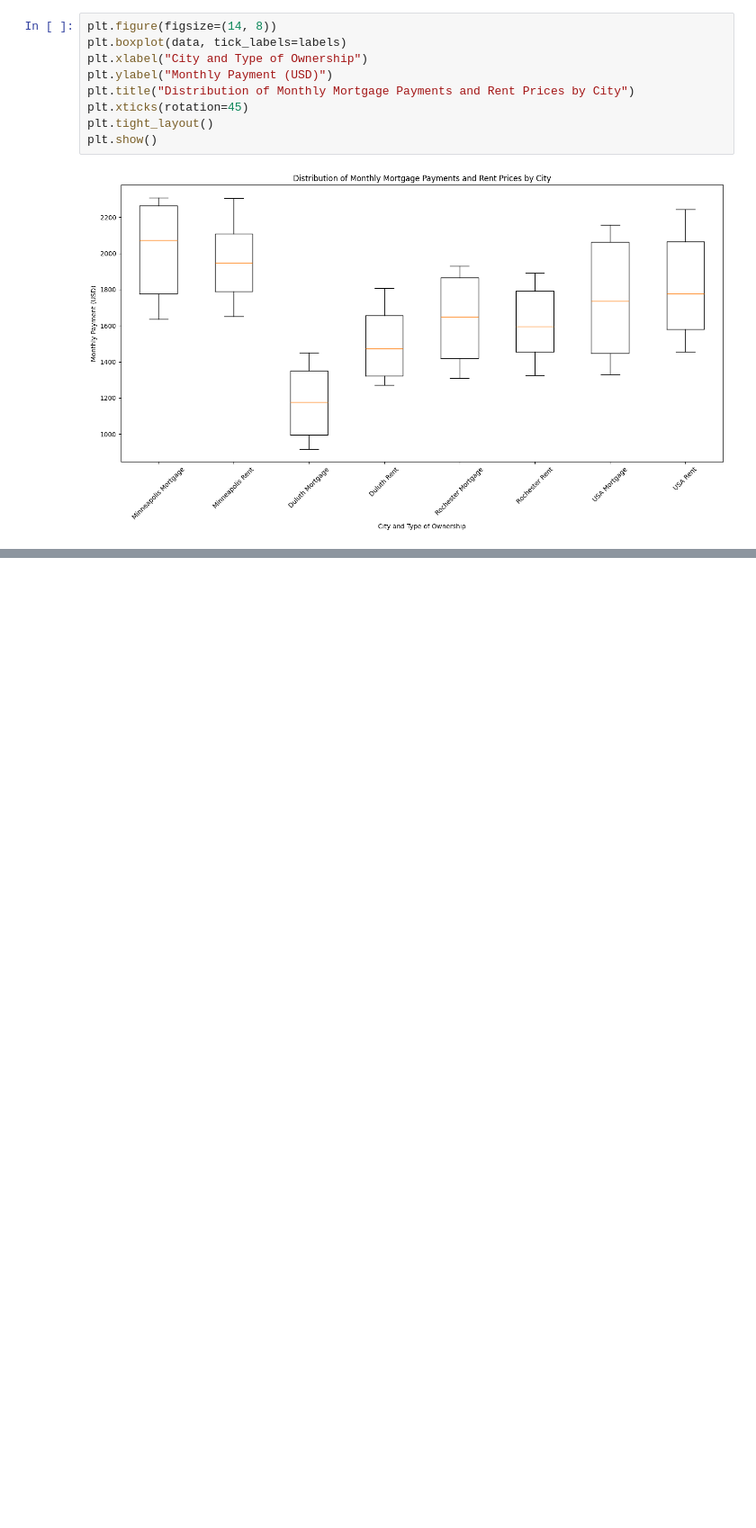
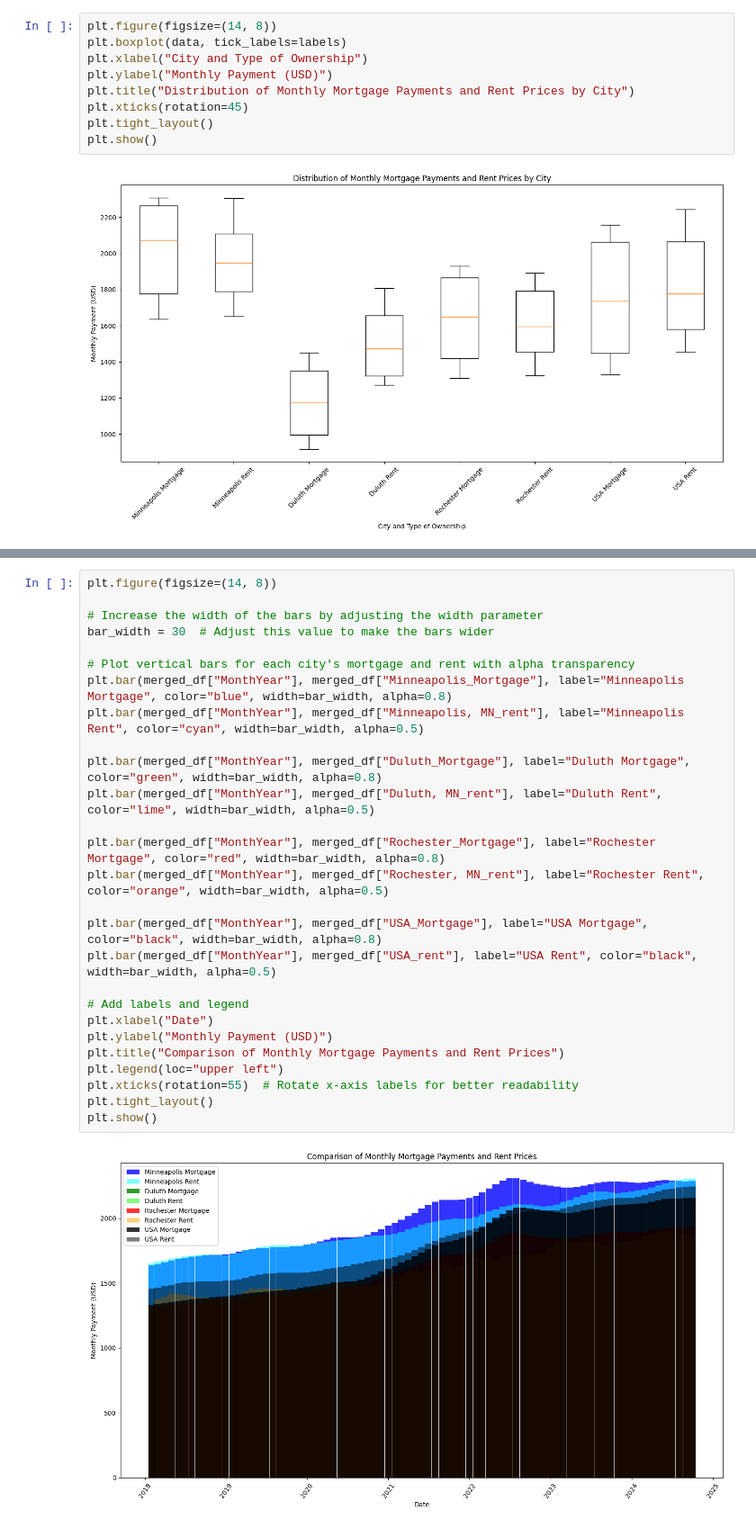
Before and after one commit to BettyJean8/Project-JLLMB, a Jupyter notebook: Housing.ipynb, the cells around one changed output, grey strips where cells are left out. Shown at 90% size. Drawn from its saved outputs; the diff is of its cells as text; blank space fills up the shorter version.

Commit message:
Added year over change

```diff
--- a/Housing.ipynb
+++ b/Housing.ipynb
@@ -166,0 +162,29 @@ plt.show()
+# %%
+plt.figure(figsize=(14, 8))
+
+# Increase the width of the bars by adjusting the width parameter
+bar_width = 30  # Adjust this value to make the bars wider
+
+# Plot vertical bars for each city's mortgage and rent with alpha transparency
+plt.bar(merged_df["MonthYear"], merged_df["Minneapolis_Mortgage"], label="Minneapolis Mortgage", color="blue", width=bar_width, alpha=0.8)
+plt.bar(merged_df["MonthYear"], merged_df["Minneapolis, MN_rent"], label="Minneapolis Rent", color="cyan", width=bar_width, alpha=0.5)
+
+plt.bar(merged_df["MonthYear"], merged_df["Duluth_Mortgage"], label="Duluth Mortgage", color="green", width=bar_width, alpha=0.8)
+plt.bar(merged_df["MonthYear"], merged_df["Duluth, MN_rent"], label="Duluth Rent", color="lime", width=bar_width, alpha=0.5)
+
+plt.bar(merged_df["MonthYear"], merged_df["Rochester_Mortgage"], label="Rochester Mortgage", color="red", width=bar_width, alpha=0.8)
+plt.bar(merged_df["MonthYear"], merged_df["Rochester, MN_rent"], label="Rochester Rent", color="orange", width=bar_width, alpha=0.5)
+
+plt.bar(merged_df["MonthYear"], merged_df["USA_Mortgage"], label="USA Mortgage", color="black", width=bar_width, alpha=0.8)
+plt.bar(merged_df["MonthYear"], merged_df["USA_rent"], label="USA Rent", color="black", width=bar_width, alpha=0.5)
+
+# Add labels and legend
+plt.xlabel("Date")
+plt.ylabel("Monthly Payment (USD)")
+plt.title("Comparison of Monthly Mortgage Payments and Rent Prices")
+plt.legend(loc="upper left")
+plt.xticks(rotation=55)  # Rotate x-axis labels for better readability
+plt.tight_layout()
+plt.show()
+# %% [output]
+[figure, added]
```
Also changed, not shown: parts of 2 cells of this notebook.
